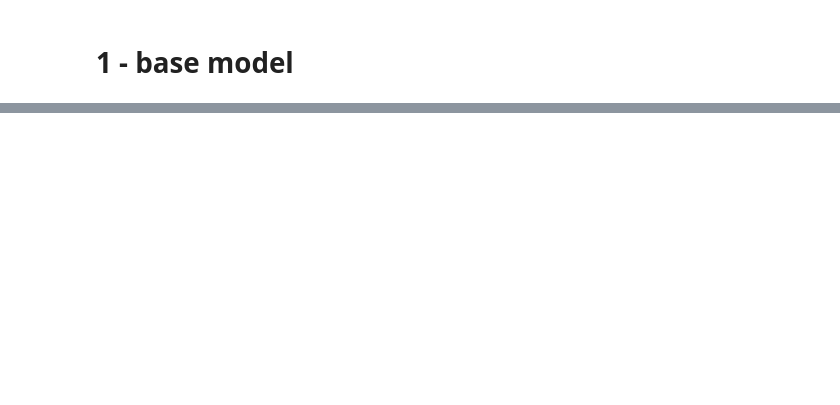
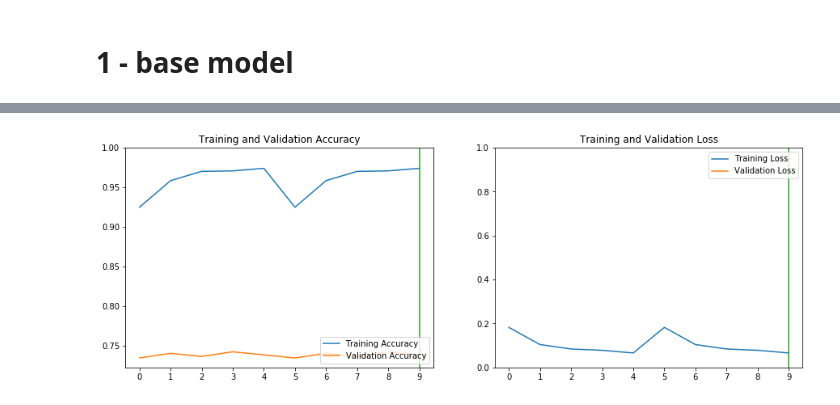
Before and after one commit to ilyarudyak/cs230_project_xray, a Jupyter notebook: training_v1.ipynb, the cells around one changed output, grey strips where cells are left out. Cells and saved outputs as stored; diff of their text form; code cells hidden in the pictures; blank space fills up the shorter version.

```diff
--- a/training_v1.ipynb
+++ b/training_v1.ipynb
@@ -35,0 +97,4 @@ max(history_dict['accuracy']), max(history_dict['val_accuracy'])
+# %%
+trainer.plot_history(fine=True)
+# %% [output]
+[figure, added]
```
Also changed, not shown: parts of 21 cells of this notebook, 6 other files.
